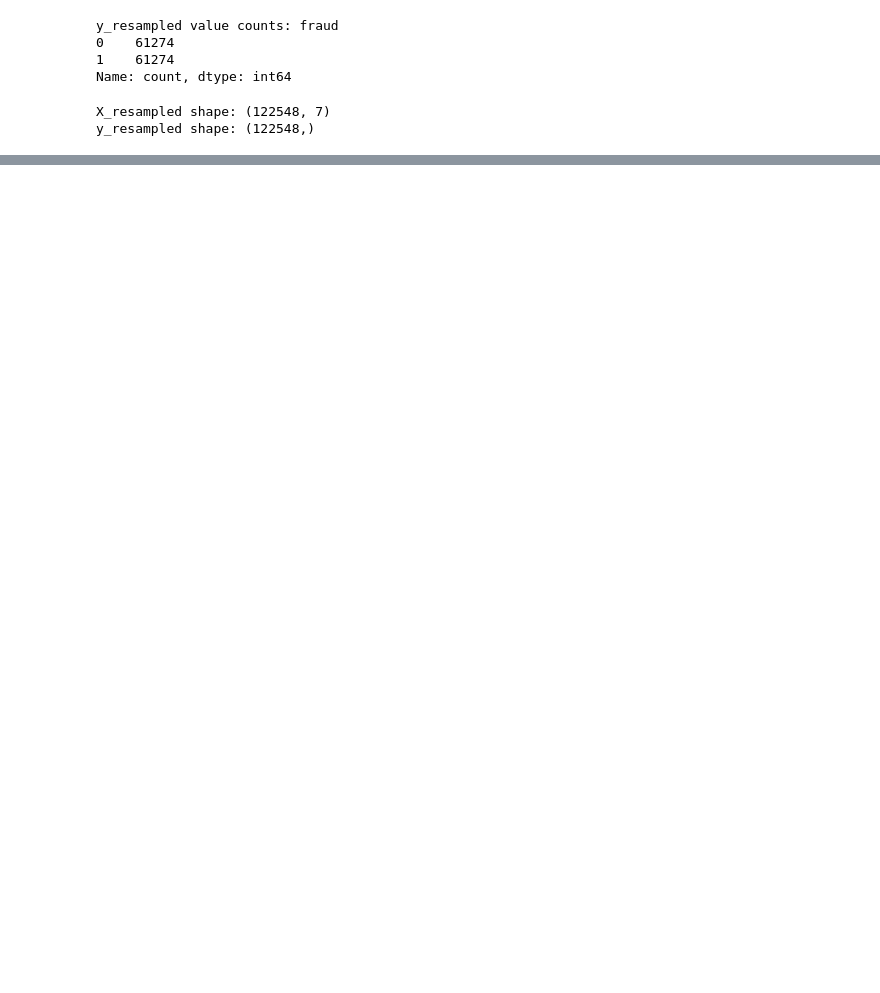
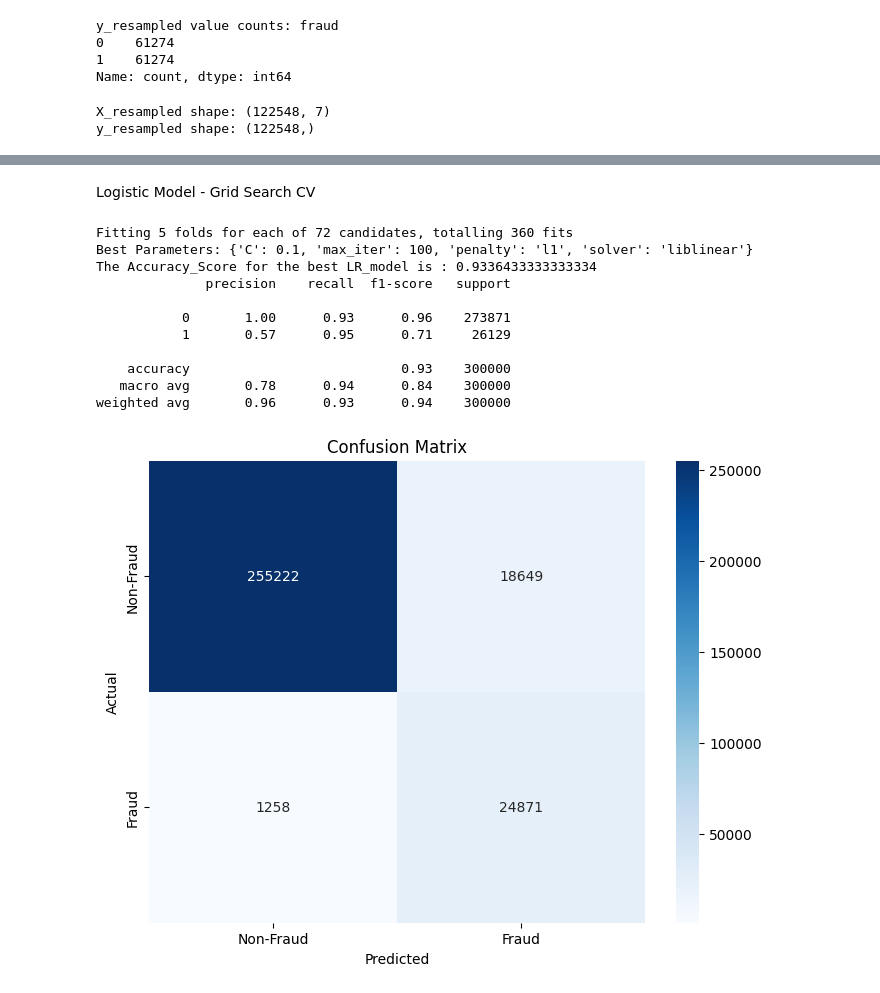
Before and after one commit to Madhumathi3001/Credit-Card-Fraud-Deduction-, a Jupyter notebook: credit_card.ipynb, the cells around one changed output, grey strips where cells are left out. Saved outputs shown, nothing was run; the diff lists cells and outputs as text; code cells hidden in the pictures; blank space fills up the shorter version.

```diff
--- a/credit_card.ipynb
+++ b/credit_card.ipynb
@@ -278,0 +324,58 @@ X_test[numerical_cols] = scaler.transform(X_test[numerical_cols])
+# %% [markdown]
+Logistic Model - Grid Search CV
+# %%
+
+# Definding the Parameters for the Logistic Regression Model.
+param_grid = {
+    'C': [0.01, 0.1, 1, 10],              # Regularization strength
+    'penalty': ['l1', 'l2', 'elasticnet'],# Regularization types
+    'solver': ['liblinear', 'saga'],      # Solvers that support l1 and elasticnet
+    'max_iter': [100, 200, 500]
+}
+
+# Step 2: Initialize Logistic Regression (don't set penalty or C here)
+logreg = LogisticRegression(random_state=42)
+
+# Step 3: Initialize GridSearchCV
+grid_search = GridSearchCV(estimator=logreg,
+                           param_grid=param_grid,
+                           scoring='accuracy',
+                           cv=5,       # 5-fold cross-validation
+                           n_jobs=-1,  # Use all processors
+                           verbose=1)
+
+# Step 4: Fit on resampled data
+grid_search.fit(X_resampled, y_resampled)
+
+# Step 5: Use the best model to predict
+best_model = grid_search.best_estimator_
+y_pred = best_model.predict(X_test)
+
+# Step 6: Evaluate the model
+print("Best Parameters:", grid_search.best_params_)
+print("The Accuracy_Score for the best LR_model is :", accuracy_score(y_test, y_pred))
+print(classification_report(y_test, y_pred))
+
+# Step 7: Confusion Matrix
+cm = confusion_matrix(y_test, y_pred)
+plt.figure(figsize=(8, 6))
+sns.heatmap(cm, annot=True, fmt='d', cmap='Blues',
+            xticklabels=['Non-Fraud', 'Fraud'],
+            yticklabels=['Non-Fraud', 'Fraud'])
+plt.title('Confusion Matrix')
+plt.xlabel('Predicted')
+plt.ylabel('Actual')
+plt.show()
+# %% [output]
+Fitting 5 folds for each of 72 candidates, totalling 360 fits
+Best Parameters: {'C': 0.1, 'max_iter': 100, 'penalty': 'l1', 'solver': 'liblinear'}
+The Accuracy_Score for the best LR_model is : 0.9336433333333334
+              precision    recall  f1-score   support
+
+           0       1.00      0.93      0.96    273871
+           1       0.57      0.95      0.71     26129
+
+    accuracy                           0.93    300000
+   macro avg       0.78      0.94      0.84    300000
+weighted avg       0.96      0.93      0.94    300000
+[figure, added]
```
Also changed, not shown: parts of 38 cells of this notebook.
